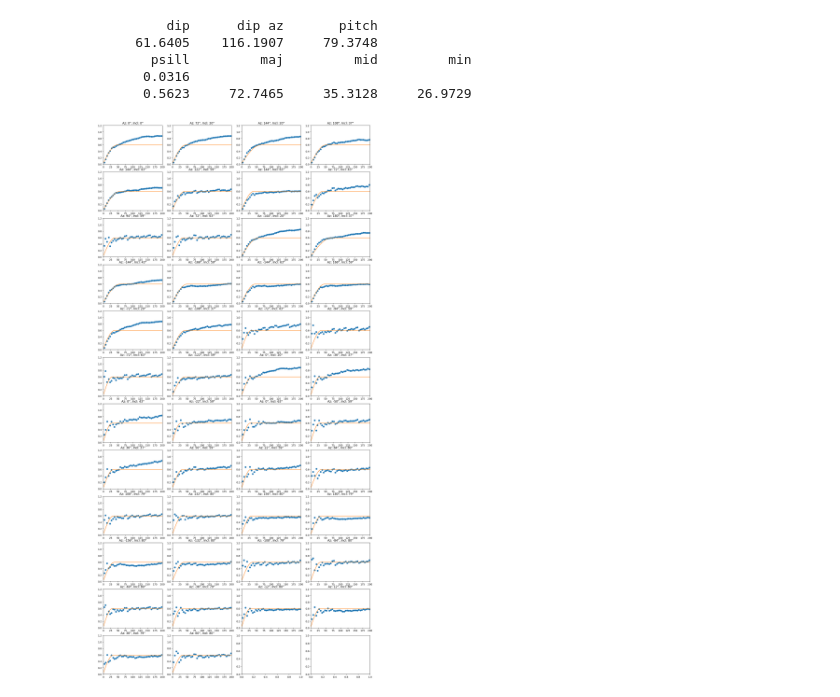
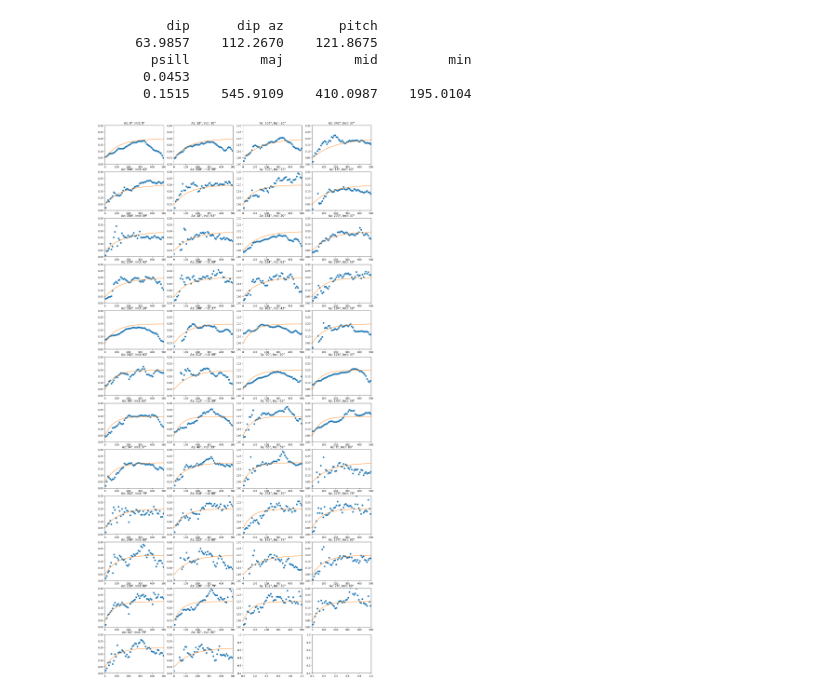
Before and after one commit to polatory/polatory, a Jupyter notebook: variogram.ipynb, the cells around one changed output. Saved outputs shown, nothing was run; the diff lists cells and outputs as text; code cells hidden in the pictures.

```diff
--- a/variogram.ipynb
+++ b/variogram.ipynb
@@ -12,7 +12,7 @@ def variog(m: p3.Model, diff: np.ndarray) -> float:
         v += rbf.evaluate(np.zeros(3)) - rbf.evaluate(diff)
     return v
 # %%
-data = np.loadtxt("data/grade.csv", delimiter=",")
+data = np.loadtxt("data/au.csv", delimiter=",")
 points, values = data[:, :3], data[:, 3]
 # %%
 
@@ -67,12 +67,12 @@ directions = np.array(
     ]
 )
 
-variogs = p3.VariogramCalculator(points, values, bin_width=5.0, num_bins=40,
-                                 angle_tolerance=np.radians(45.0), directions=directions).variograms
+variogs = p3.VariogramCalculator(points, values, bin_width=10.0, num_bins=50,
+                                 angle_tolerance=np.radians(22.5), directions=directions).variograms
 # %%
-cov1 = p3.CovSpherical([0.6, 50.0])
+cov1 = p3.CovExponential([0.17, 100.0])
 covs = [cov1]
-m = p3.Model(covs, poly_degree=0)
+m = p3.Model(covs, poly_degree=-1)
 
 best_fit = None
 best_cost = float("inf")
@@ -134,31 +134,33 @@ for i in range(len(covs)):
     print(f"  {psill:10.4f}  {maj:10.4f}  {mid:10.4f}  {min:10.4f}")
 # %% [output]
          dip      dip az       pitch
-     61.6405    116.1907     79.3748
+     63.9857    112.2670    121.8675
        psill         maj         mid         min
-      0.0316
-      0.5623     72.7465     35.3128     26.9729
+      0.0453
+      0.1515    545.9109    410.0987    195.0104
 # %%
 
 fig, ax = plt.subplots(nrows=12, ncols=4, figsize=(16, 32))
 fig.tight_layout()
 for i in range(12):
     for j in range(4):
         if 4 * i + j >= len(variogs):
             break
         v = variogs[4 * i + j]
         dir = v.direction
-        az = np.degrees(np.arctan2(dir[1], dir[0]))
+        az = np.degrees(np.arctan2(dir[0], dir[1]))
+        if az < 0.0:
+            az += 360.0
         incl = np.degrees(np.arccos(dir[2]))
-        xs = np.linspace(0.0, 200.0, 1000)
+        xs = np.linspace(0.0, 1000.0, 1000)
         ys = np.array([variog(m, x * dir) for x in xs])
         ax[i, j].plot(v.bin_distance, v.bin_gamma, "o")
         ax[i, j].plot(xs, ys, "-")
         ax[i, j].set_title(f"Az: {az:.0f}°, Incl: {incl:.0f}°")
-        ax[i, j].set_xlim(0.0, 200.0)
-        ax[i, j].set_ylim(0.0, 1.2)
+        ax[i, j].set_xlim(0.0, 500.0)
+        ax[i, j].set_ylim(0.0, 0.3)
         ax[i, j].margins(0.0)
 # %% [output]
-[figure, old version]
+[figure, new version]
 # %%
 inter = p3.Interpolant(m)
```
Also changed, not shown: parts of 3 cells of this notebook.
